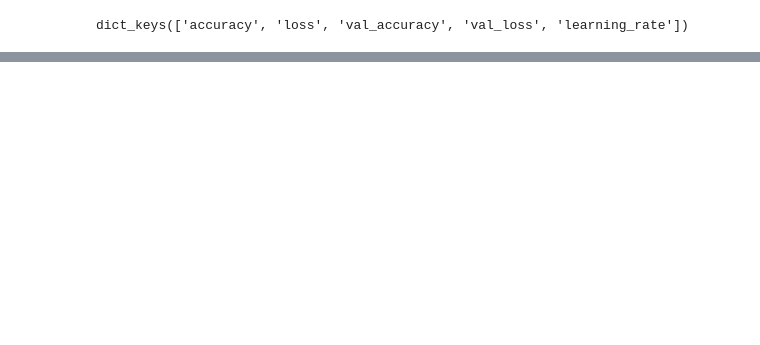
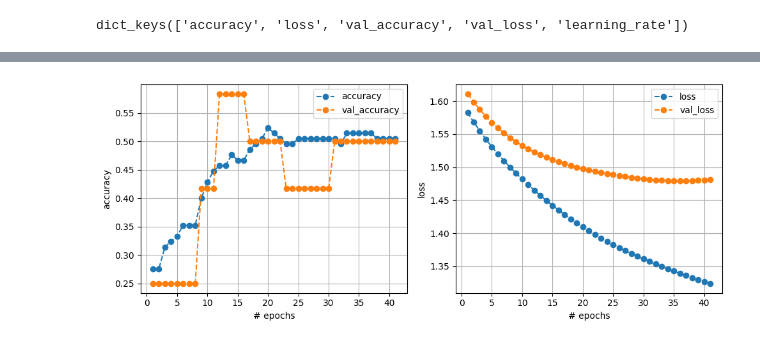
Before and after one commit to jpg1003/AnalisisEEG, a Jupyter notebook: codigo/notebooks/Deep_Learning.ipynb, the cells around one changed output, grey strips where cells are left out. Drawn from its saved outputs; the diff is of its cells as text; code cells hidden in the pictures; blank space fills up the shorter version.

```diff
--- a/codigo/notebooks/Deep_Learning.ipynb
+++ b/codigo/notebooks/Deep_Learning.ipynb
@@ -757,0 +778,78 @@ Accuracy: 0.3076923191547394
+# %%
+X_train, y_train, X_val, y_val, X_test, y_test = dividir_datos(experimento_1_scaler)
+# %%
+model_srnn = Sequential([
+    Flatten(input_shape=(10,)),  # Aplanar los datos de entrada
+    Reshape((1, 10)),  # Cambiar la forma para que sea (None, 1, 10)
+    SimpleRNN(128),  # Capa RNN
+    Dense(5, activation='softmax')  # Capa de salida con activación softmax para num_classes clases
+    ])
+
+# Compilar el modelo
+model_srnn.compile(optimizer='adam', loss='sparse_categorical_crossentropy', metrics=['accuracy'])
+#model_srnn.compile(optimizer='adam', loss='categorical_crossentropy', metrics=['accuracy'])
+
+# Definir early stopping
+early_stopping = EarlyStopping(monitor='val_loss', patience=5, verbose=1)
+plot_learning = PlotLearning()
+timer_callback = TimerCallback()
+reduce_rl = ReduceLROnPlateau(patience=5, monitor='loss')
+model_checkpoint = ModelCheckpoint('weights/simple_rnn.keras', monitor='val_loss', save_best_only=True, mode='min')
+# %%
+import numpy as np
+import pandas as pd
+from sklearn.model_selection import train_test_split
+from sklearn.preprocessing import StandardScaler
+from sklearn.metrics import accuracy_score, classification_report, confusion_matrix
+from tensorflow.keras.models import Sequential
+from tensorflow.keras.layers import SimpleRNN, Dense, Softmax
+from tensorflow.keras.callbacks import EarlyStopping
+
+n_folds = CV
+
+# Entrenar el modelo
+simple_rnn_trained = model_srnn.fit(X_train, y_train, epochs=100, batch_size=128, validation_data= (X_val, y_val), callbacks=[early_stopping, plot_learning, timer_callback, reduce_rl, model_checkpoint])
+#simple_rnn_trained = model_srnn.fit(X_train, y_train, epochs=50, batch_size=64, validation_data= (X_val, y_val), callbacks=[plot_learning, timer_callback, reduce_rl, model_checkpoint])
+
+y_pred = model_srnn.predict(X_val)
+print('***')
+print(y_pred)
+print('***')
+y_pred_classes = np.argmax(y_pred, axis=1)
+
+
+print (y_pred_classes)
+print('***')
+
+# Redondea las predicciones a 0 o 1 (ya que parece que estás trabajando en un problema de clasificación binaria)
+y_pred_rounded = np.round(y_pred)
+
+# Calcula la precisión
+accuracy = accuracy_score(y_val, y_pred_classes)
+print("Accuracy:", accuracy)
+
+# Muestra el informe de clasificación
+print("Classification Report:")
+print(classification_report(y_val, y_pred_classes))
+
+# Muestra la matriz de confusión
+print("Confusion Matrix:")
+print(confusion_matrix(y_val, y_pred_classes))
+
+
+
+
+print('********************************************************')
+
+
+fin_tiempo = time.time()
+
+tiempo_utilizado = fin_tiempo - inicio_tiempo
+
+# Convierto el tiempo a horas, minutos y segundos para saber cuanto tarda la ejecucion
+horas = int(tiempo_utilizado // 3600)
+minutos = int((tiempo_utilizado % 3600) // 60)
+segundos = int(tiempo_utilizado % 60)
+print(f"Tiempo: {horas} : {minutos} : {segundos}")
+# %% [output]
+[figure, added]
```
Also changed, not shown: parts of 11 cells of this notebook, 6 other files.
